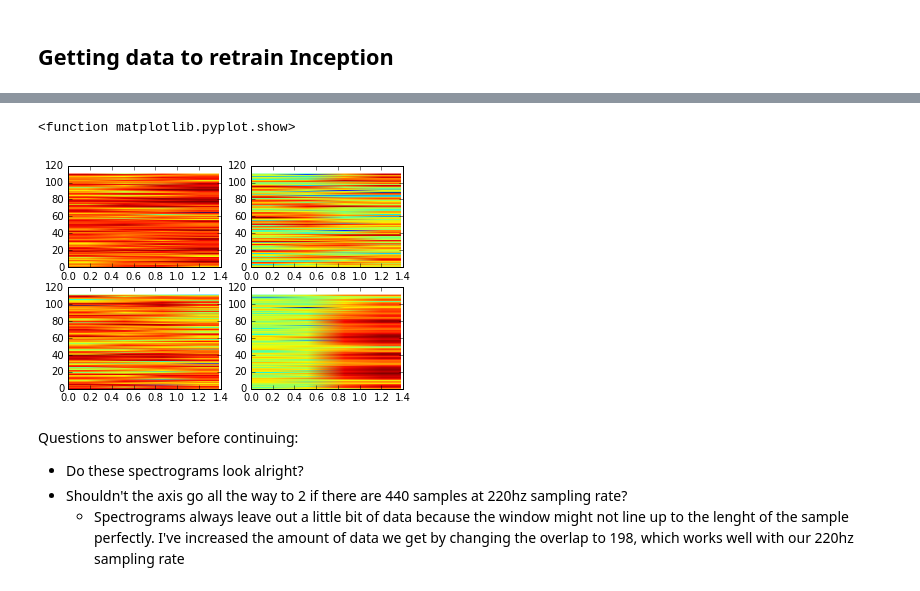
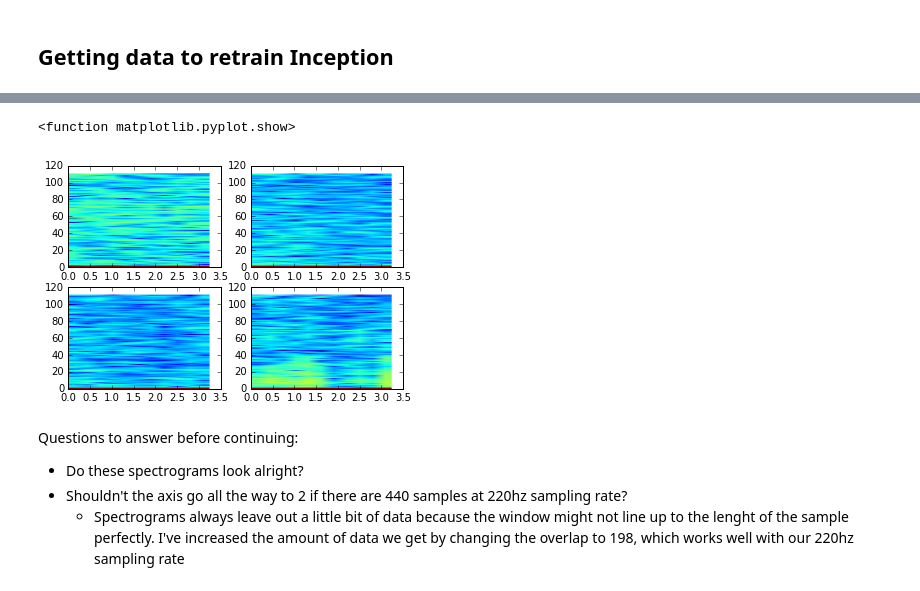
Before and after one commit to NeuroTechX/neurodoro, a Jupyter notebook: classifier/eyes_open-closed_inception_classifier.ipynb, the cells around one changed output, grey strips where cells are left out. Drawn from its saved outputs; the diff is of its cells as text; code cells hidden in the pictures.

```diff
--- a/classifier/eyes_open-closed_inception_classifier.ipynb
+++ b/classifier/eyes_open-closed_inception_classifier.ipynb
@@ -19,13 +19,13 @@ import sklearn as sk
 import tensorflow as tf
 from tensorflow.contrib import learn
 
-EPOCH_LENGTH = 440
-VARIANCE_THRESHOLD = 550
+EPOCH_LENGTH = 880
+VARIANCE_THRESHOLD = 400
 # %%
 # Data has been collected, let's import it
 
-open_data = pd.read_csv("../Muse Data/DanoThursdayOpenFilteredEEG0.csv", header=0, index_col=False)
-closed_data = pd.read_csv("../Muse Data/DanoThursdayClosedFilteredEEG0.csv", header=0, index_col=False)
+open_data = pd.read_csv("../Muse Data/DanoNewRawOpen.csv", header=0, index_col=False)
+closed_data = pd.read_csv("../Muse Data/DanoNewRawClosed.csv", header=0, index_col=False)
 # %%
 # Drop difficulty, timestamp, and performance columns since we're not using them
 
@@ -66,6 +70,6 @@ def removeNoise(panel):
                 break
     return panel
 
-closed_panel = removeNoise(closed_panel)
+#closed_panel = removeNoise(closed_panel)
 
-open_panel = removeNoise(open_panel)
+#open_panel = removeNoise(open_panel)
@@ -90,30 +125,30 @@ variance  558.4967199388701  at electrode  3  frame  96
 # %%
 # Let's a take a look at what this kind of data looks like
 
 %matplotlib inline
 
 plt.figure()
 
 plt.subplot(2,2,1)
-plt.specgram(closed_panel[30][0], NFFT=256, Fs=220, noverlap=198)
+plt.specgram(closed_panel[2][0], NFFT=256, Fs=220, noverlap=198)
 
 
 plt.subplot(2,2,2)
-plt.specgram(closed_panel[30][1], NFFT=256, Fs=220, noverlap=198)
+plt.specgram(closed_panel[2][1], NFFT=256, Fs=220, noverlap=198)
 
 
 plt.subplot(2,2,3)
-plt.specgram(closed_panel[30][2], NFFT=256, Fs=220, noverlap=198)
+plt.specgram(closed_panel[2][2], NFFT=256, Fs=220, noverlap=198)
 
 
 plt.subplot(2,2,4)
-plt.specgram(closed_panel[30][3], NFFT=256, Fs=220, noverlap=198)
+plt.specgram(closed_panel[2][3], NFFT=256, Fs=220, noverlap=198)
 
 
 plt.show
 # %% [output]
 <function matplotlib.pyplot.show>
-[figure, old version]
+[figure, new version]
 # %%
 # Plot spectograms of all 4 channels and save them to the local folder
 
```
Also changed, not shown: parts of 4 cells of this notebook, 5 other files.
